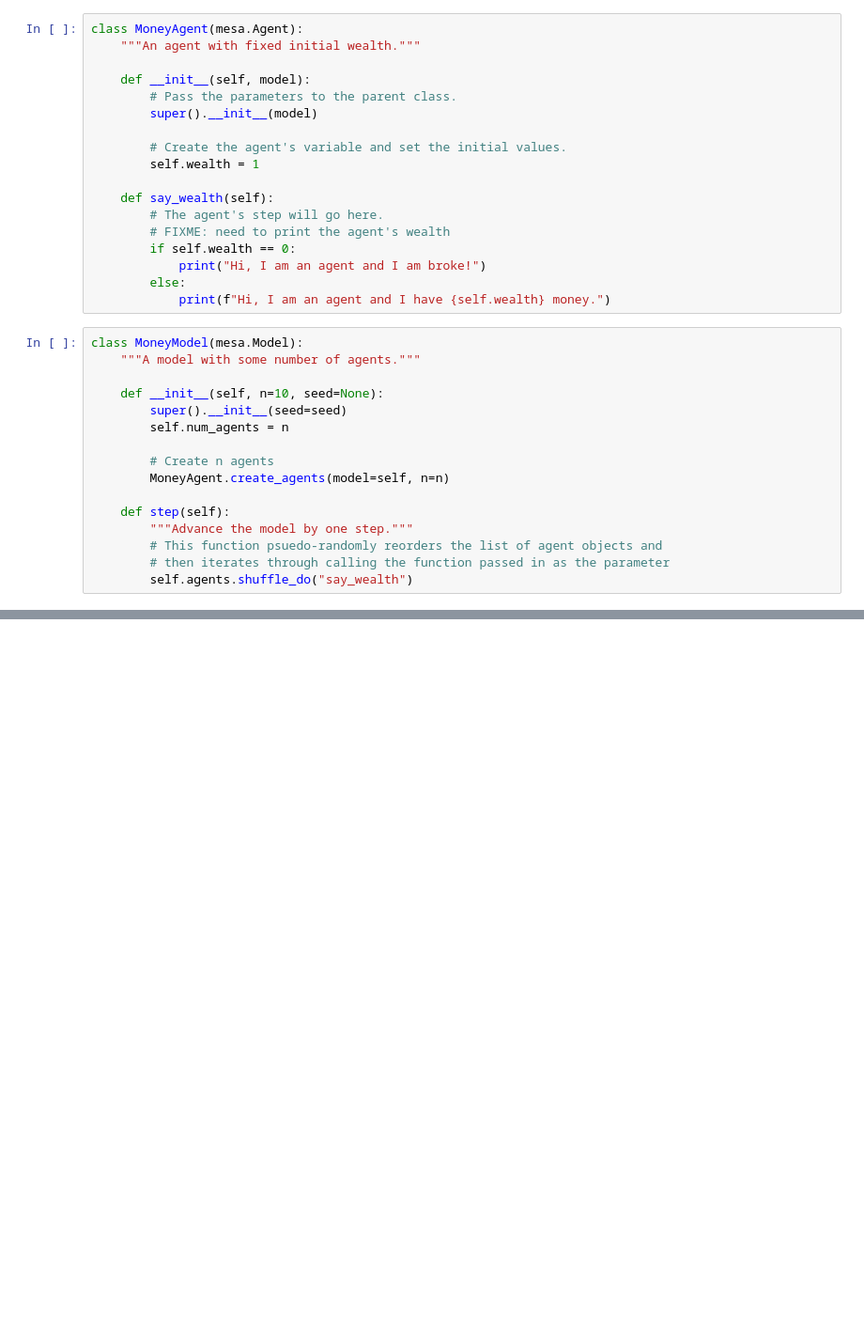
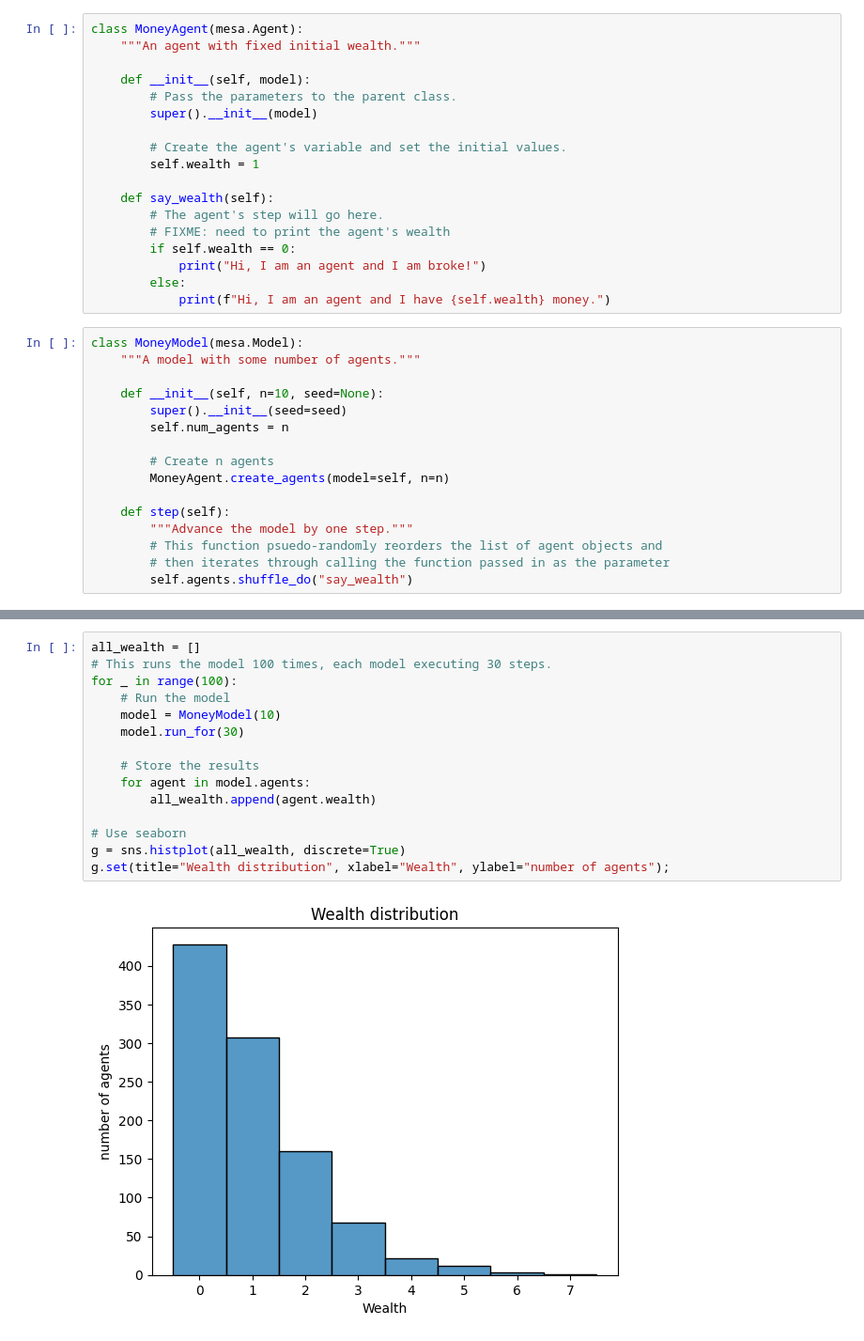
Before and after one commit to dannegorton/MABS_using_Mesa, a Jupyter notebook: money_model.ipynb, the cells around one changed output, grey strips where cells are left out. Shown at 94% size. Saved outputs shown, nothing was run; the diff lists cells and outputs as text; blank space fills up the shorter version.

```diff
--- a/money_model.ipynb
+++ b/money_model.ipynb
@@ -147,0 +221,17 @@ AttributeError: 'MoneyAgent' object has no attribute 'register_agent'
+# %%
+all_wealth = []
+# This runs the model 100 times, each model executing 30 steps.
+for _ in range(100):
+    # Run the model
+    model = MoneyModel(10)
+    model.run_for(30)
+
+    # Store the results
+    for agent in model.agents:
+        all_wealth.append(agent.wealth)
+
+# Use seaborn
+g = sns.histplot(all_wealth, discrete=True)
+g.set(title="Wealth distribution", xlabel="Wealth", ylabel="number of agents");
+# %% [output]
+[figure, added]
```
Also changed, not shown: parts of 8 cells of this notebook.
